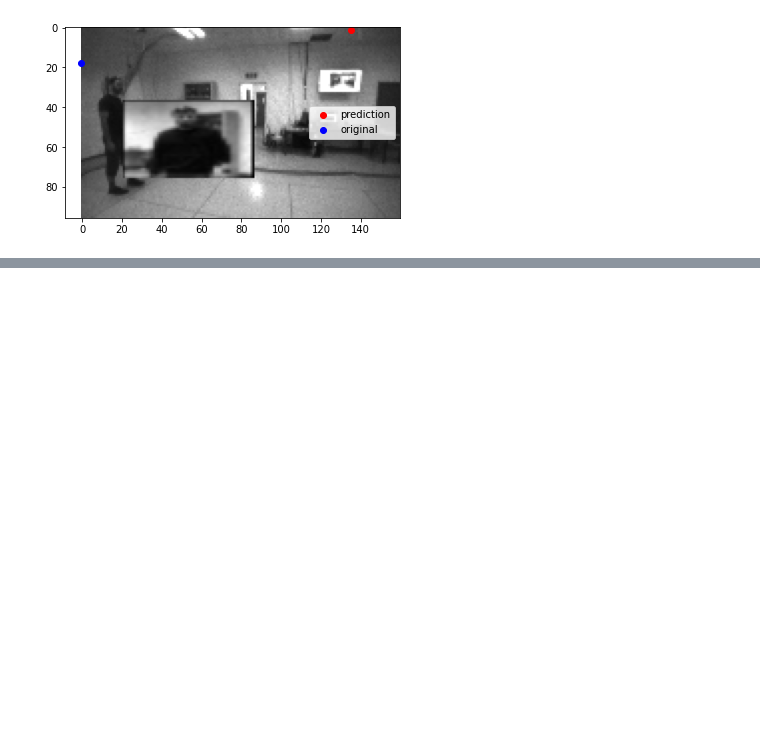
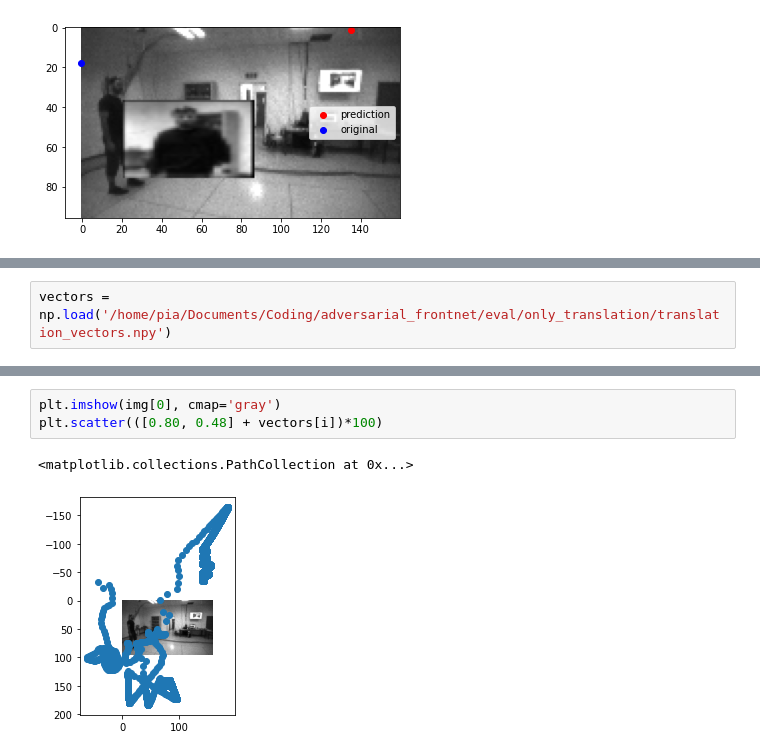
Before and after one commit to natalieh235/flying_adversarial_patch, a Jupyter notebook: misc/custom_patch.ipynb, the cells around one changed output, grey strips where cells are left out. Drawn from its saved outputs; the diff is of its cells as text; blank space fills up the shorter version.

```diff
--- a/misc/custom_patch.ipynb
+++ b/misc/custom_patch.ipynb
@@ -336,0 +351,2 @@ plt.savefig(path+'untargeted_placed.jpg', dpi=200)
+# %%
+vectors = np.load('/home/pia/Documents/Coding/adversarial_frontnet/eval/only_translation/translation_vectors.npy')
@@ -336,0 +357,6 @@ plt.savefig(path+'untargeted_placed.jpg', dpi=200)
+# %%
+plt.imshow(img[0], cmap='gray')
+plt.scatter(([0.80, 0.48] + vectors[i])*100)
+# %% [output]
+<matplotlib.collections.PathCollection at 0x...>
+[figure, added]
```
Also changed, not shown: parts of 15 cells of this notebook.
